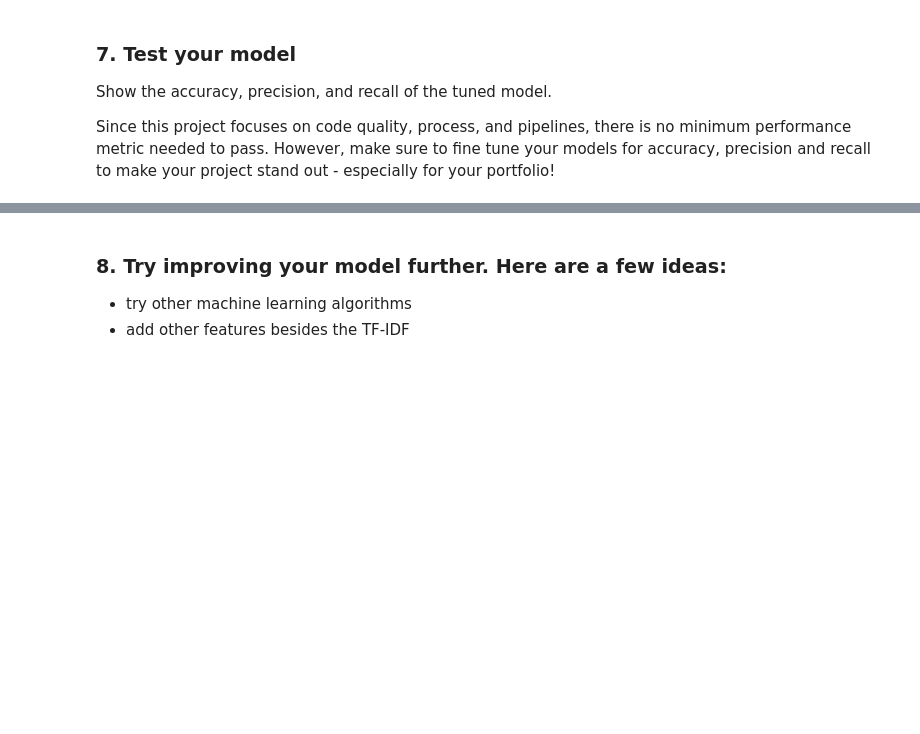
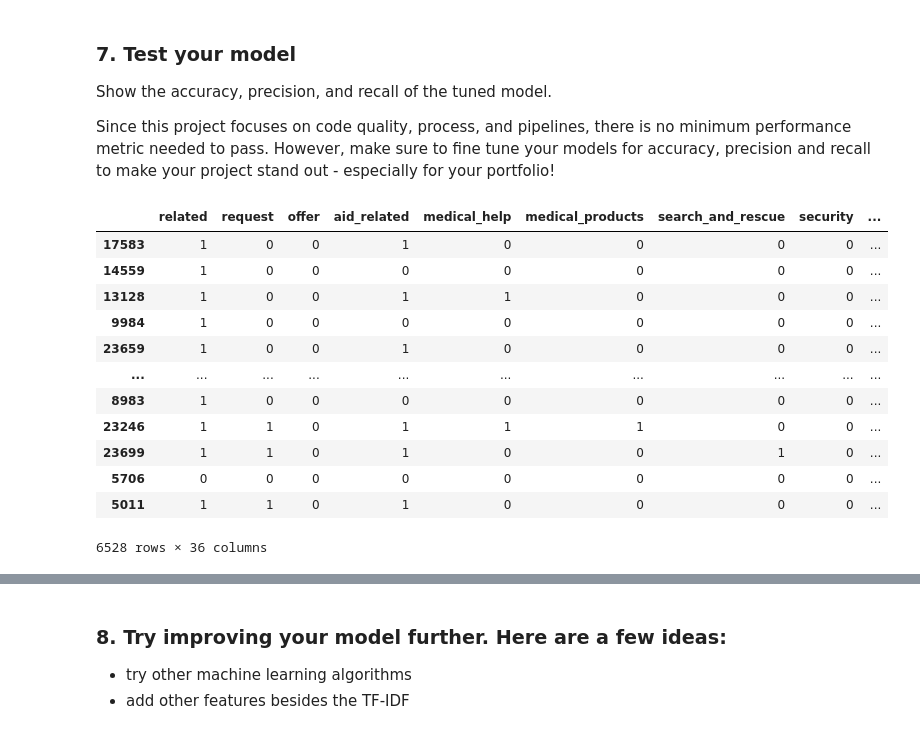
Before and after one commit to kumarrajangopa/Disaster_Response_Pipeline_Project, a Jupyter notebook: Notebooks/ML Pipeline Preparation.ipynb, the cells around one changed output, grey strips where cells are left out. Cells and saved outputs as stored; diff of their text form; code cells hidden in the pictures; blank space fills up the shorter version.

```diff
--- a/Notebooks/ML Pipeline Preparation.ipynb
+++ b/Notebooks/ML Pipeline Preparation.ipynb
@@ -50,6 +50,7 @@ engine = create_engine('sqlite:///InsertDatabaseName.db')
 df = pd.read_sql("SELECT * FROM InsertTableName", engine)
 #df.genre.value_counts()
 
-#df.head()
-X = df.message.values
+
+X = df.message
 y = df.iloc[:,4:]
+df.tail()
@@ -189,0 +200,16 @@ y_pred= model.predict(X_test)
+# %%
+y_test
+# %% [output]
+|  | related | request | offer | aid_related | medical_help | medical_products | search_and_rescue | security | ... |
+| 17583 | 1 | 0 | 0 | 1 | 0 | 0 | 0 | 0 | ... |
+| 14559 | 1 | 0 | 0 | 0 | 0 | 0 | 0 | 0 | ... |
+| 13128 | 1 | 0 | 0 | 1 | 1 | 0 | 0 | 0 | ... |
+| 9984 | 1 | 0 | 0 | 0 | 0 | 0 | 0 | 0 | ... |
+| 23659 | 1 | 0 | 0 | 1 | 0 | 0 | 0 | 0 | ... |
+| ... | ... | ... | ... | ... | ... | ... | ... | ... | ... |
+| 8983 | 1 | 0 | 0 | 0 | 0 | 0 | 0 | 0 | ... |
+| 23246 | 1 | 1 | 0 | 1 | 1 | 1 | 0 | 0 | ... |
+| 23699 | 1 | 1 | 0 | 1 | 0 | 0 | 1 | 0 | ... |
+| 5706 | 0 | 0 | 0 | 0 | 0 | 0 | 0 | 0 | ... |
+| 5011 | 1 | 1 | 0 | 1 | 0 | 0 | 0 | 0 | ... |
+6528 rows × 36 columns
```
Also changed, not shown: parts of 9 cells of this notebook, 4 other files.
